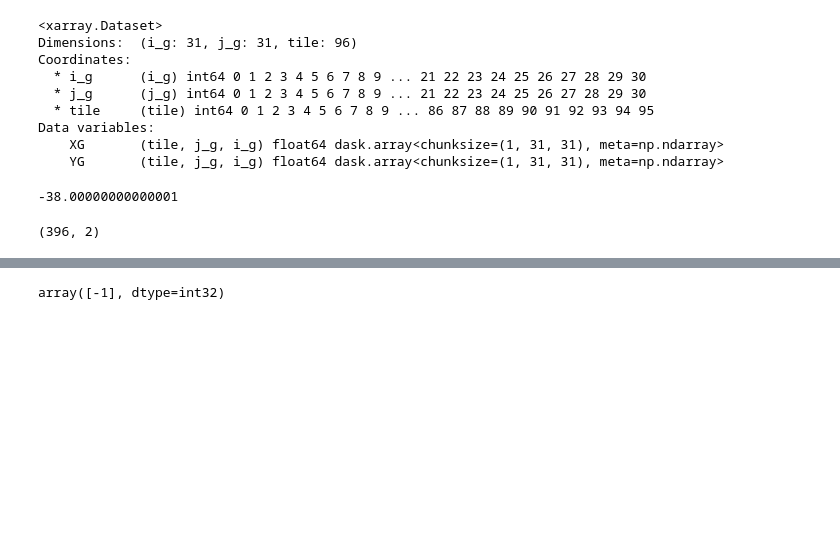
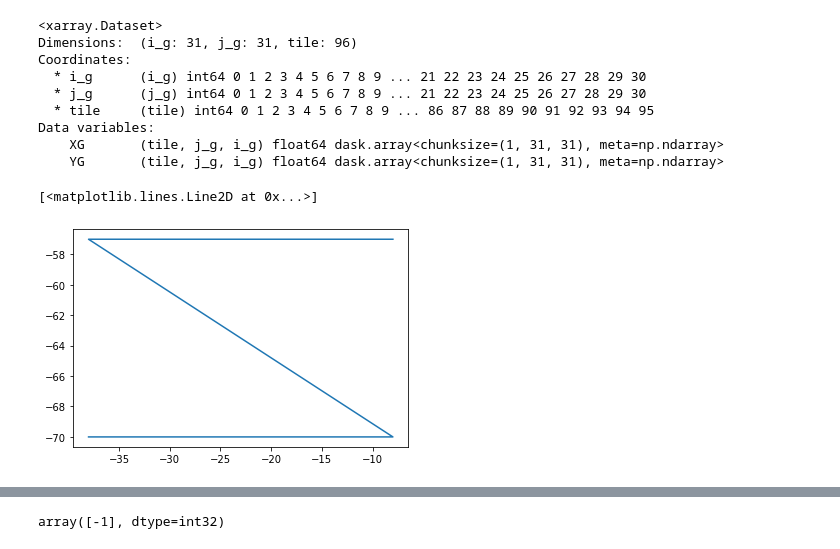
Before and after one commit to cspencerjones/float_stuff, a Jupyter notebook: python_code/llc_binning.ipynb, the cells around one changed output, grey strips where cells are left out. Saved outputs shown, nothing was run; the diff lists cells and outputs as text; code cells hidden in the pictures; blank space fills up the shorter version.

```diff
--- a/python_code/llc_binning.ipynb
+++ b/python_code/llc_binning.ipynb
@@ -509,12 +509,8 @@ tree = cell_tree2d.CellTree(nodes, faces)
 # %%
 point = np.array([1., 1.])  # in triangle 1
 result = tree.locate(point)
-# %%
-nodes3[43*4+2][0]
-# %% [output]
--38.00000000000001
-# %%
-#nodes[faces[43,:]]
-nodes.shape
-# %% [output]
-(396, 2)
+# %%
+plt.plot(nodes[faces[1,:],0],nodes[faces[1,:],1])
+# %% [output]
+[<matplotlib.lines.Line2D at 0x...>]
+[figure, added]
```
Also changed, not shown: parts of 4 cells of this notebook.
